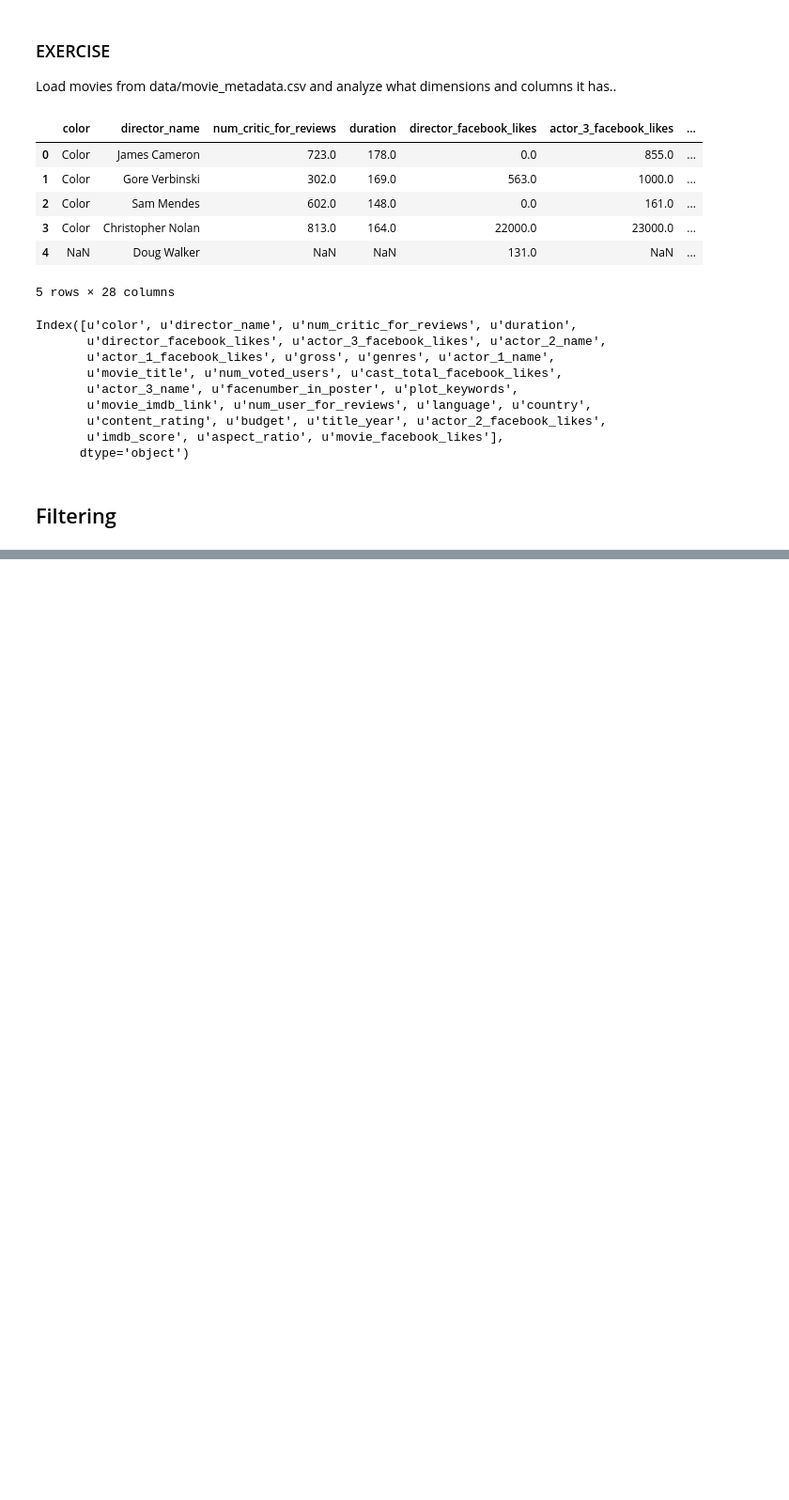
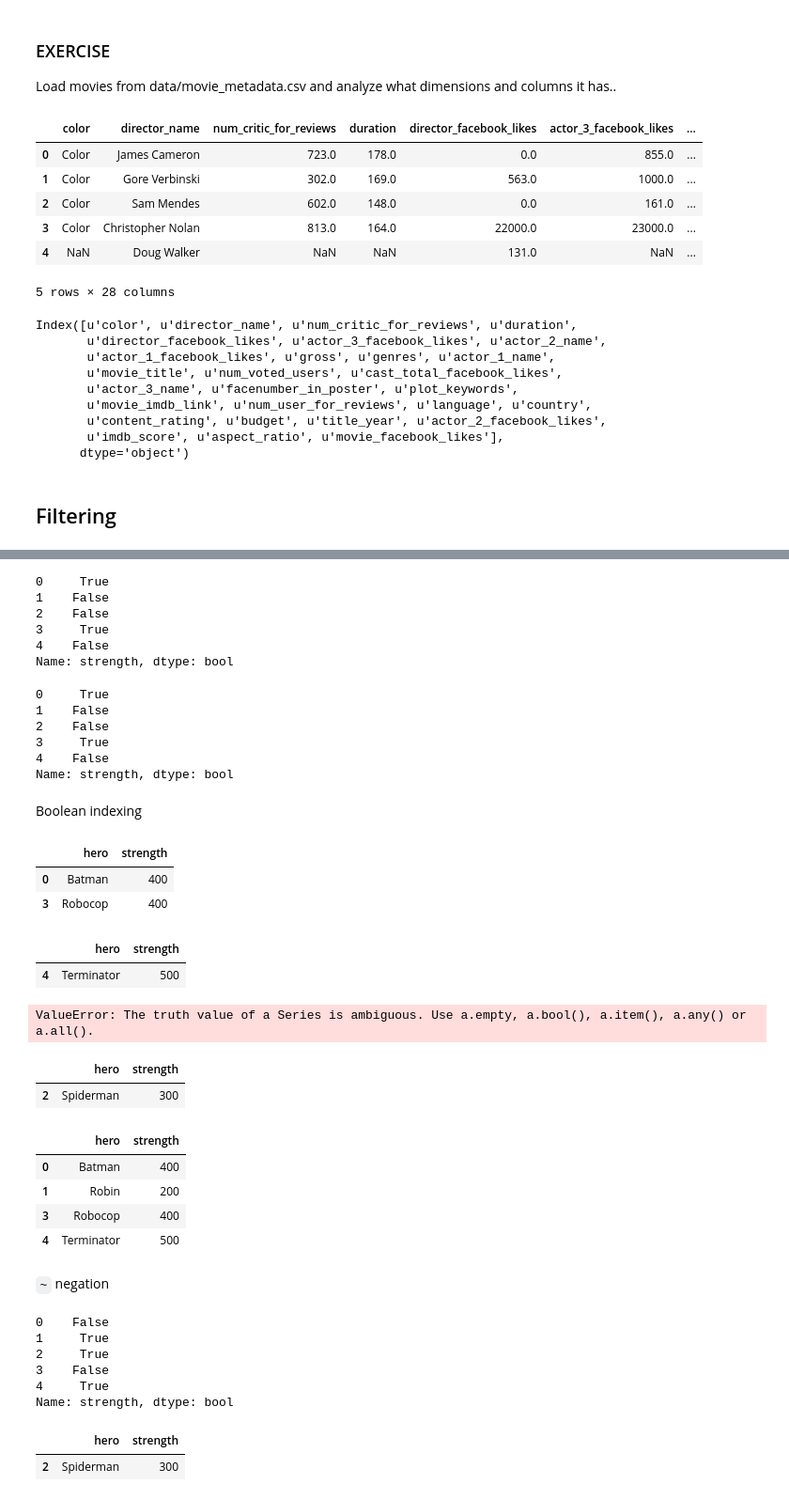
Before and after one commit to grechut/first-steps-with-pandas, a Jupyter notebook: pyconpl-workshop/first-steps-with-pandas.ipynb, the cells around one changed output, grey strips where cells are left out. Shown at 94% size. Cells and saved outputs as stored; diff of their text form; code cells hidden in the pictures; blank space fills up the shorter version.

```diff
--- a/pyconpl-workshop/first-steps-with-pandas.ipynb
+++ b/pyconpl-workshop/first-steps-with-pandas.ipynb
@@ -286,0 +293,73 @@ Index([u'color', u'director_name', u'num_critic_for_reviews', u'duration',
+# %%
+heroes['strength'] == 400
+# %% [output]
+0     True
+1    False
+2    False
+3     True
+4    False
+Name: strength, dtype: bool
+# %%
+heroes.strength == 400
+# %% [output]
+0     True
+1    False
+2    False
+3     True
+4    False
+Name: strength, dtype: bool
+# %% [markdown]
+Boolean indexing
+# %%
+heroes[heroes['strength'] == 400]
+# %% [output]
+|  | hero | strength |
+| 0 | Batman | 400 |
+| 3 | Robocop | 400 |
+# %%
+heroes[heroes['strength'] > 400]
+# %% [output]
+|  | hero | strength |
+| 4 | Terminator | 500 |
+# %%
+heroes[200 < heroes['strength'] < 400]
+# %% [output]
+ValueError: The truth value of a Series is ambiguous. Use a.empty, a.bool(), a.item(), a.any() or a.all().
+# %%
+heroes[
+    (heroes['strength'] > 200) &
+    (heroes['strength'] < 400)
+]
+# %% [output]
+|  | hero | strength |
+| 2 | Spiderman | 300 |
+# %%
+heroes[
+    (heroes['strength'] <= 200) |
+    (heroes['strength'] >= 400)
+]
+# %% [output]
+|  | hero | strength |
+| 0 | Batman | 400 |
+| 1 | Robin | 200 |
+| 3 | Robocop | 400 |
+| 4 | Terminator | 500 |
+# %% [markdown]
+`~` negation
+# %%
+~(heroes['strength'] == 400)
+# %% [output]
+0    False
+1     True
+2     True
+3    False
+4     True
+Name: strength, dtype: bool
+# %%
+heroes[~(
+    (heroes['strength'] <= 200) |
+    (heroes['strength'] >= 400)
+)]
+# %% [output]
+|  | hero | strength |
+| 2 | Spiderman | 300 |
```
Also changed, not shown: parts of 11 cells of this notebook.
